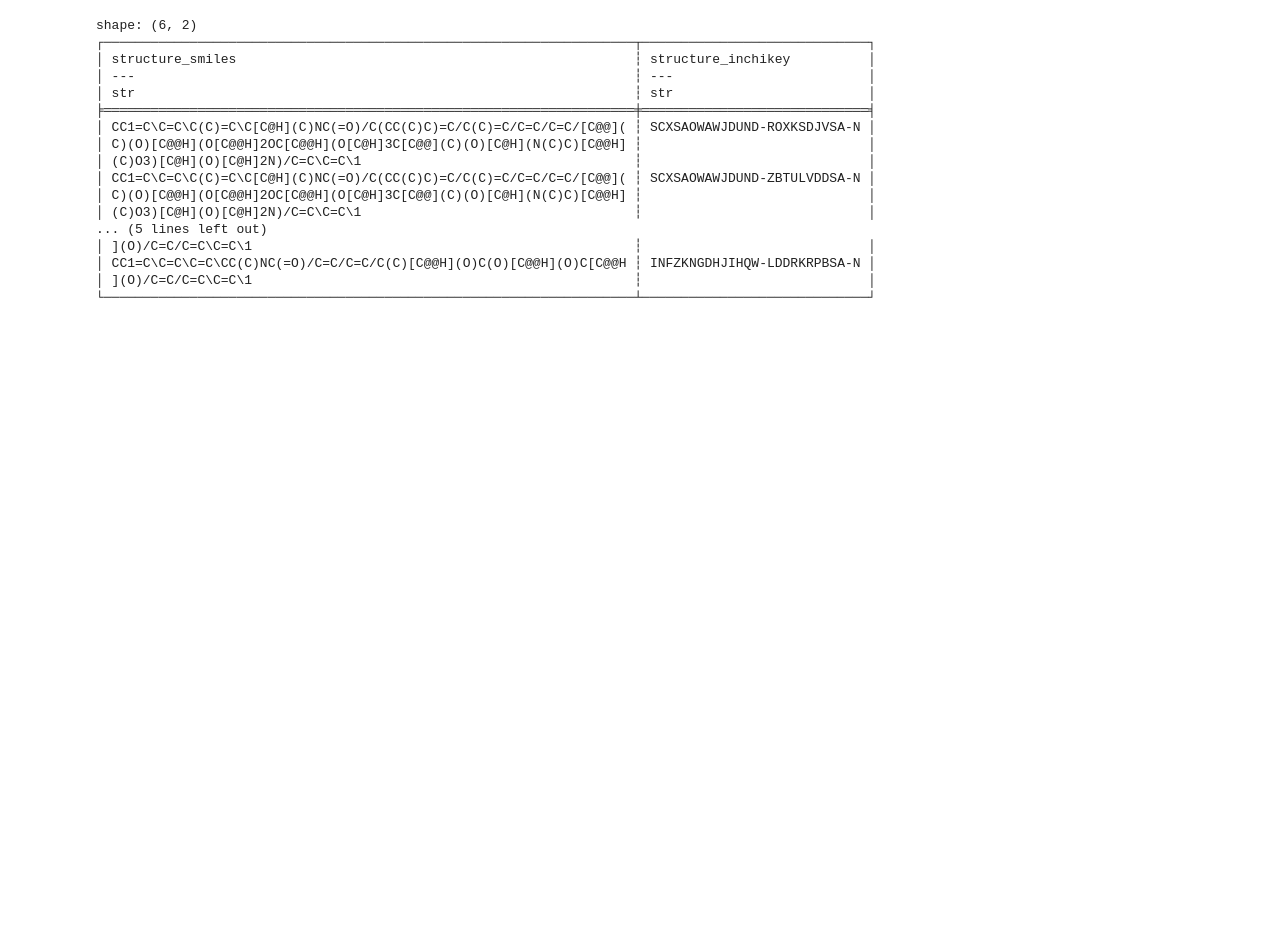
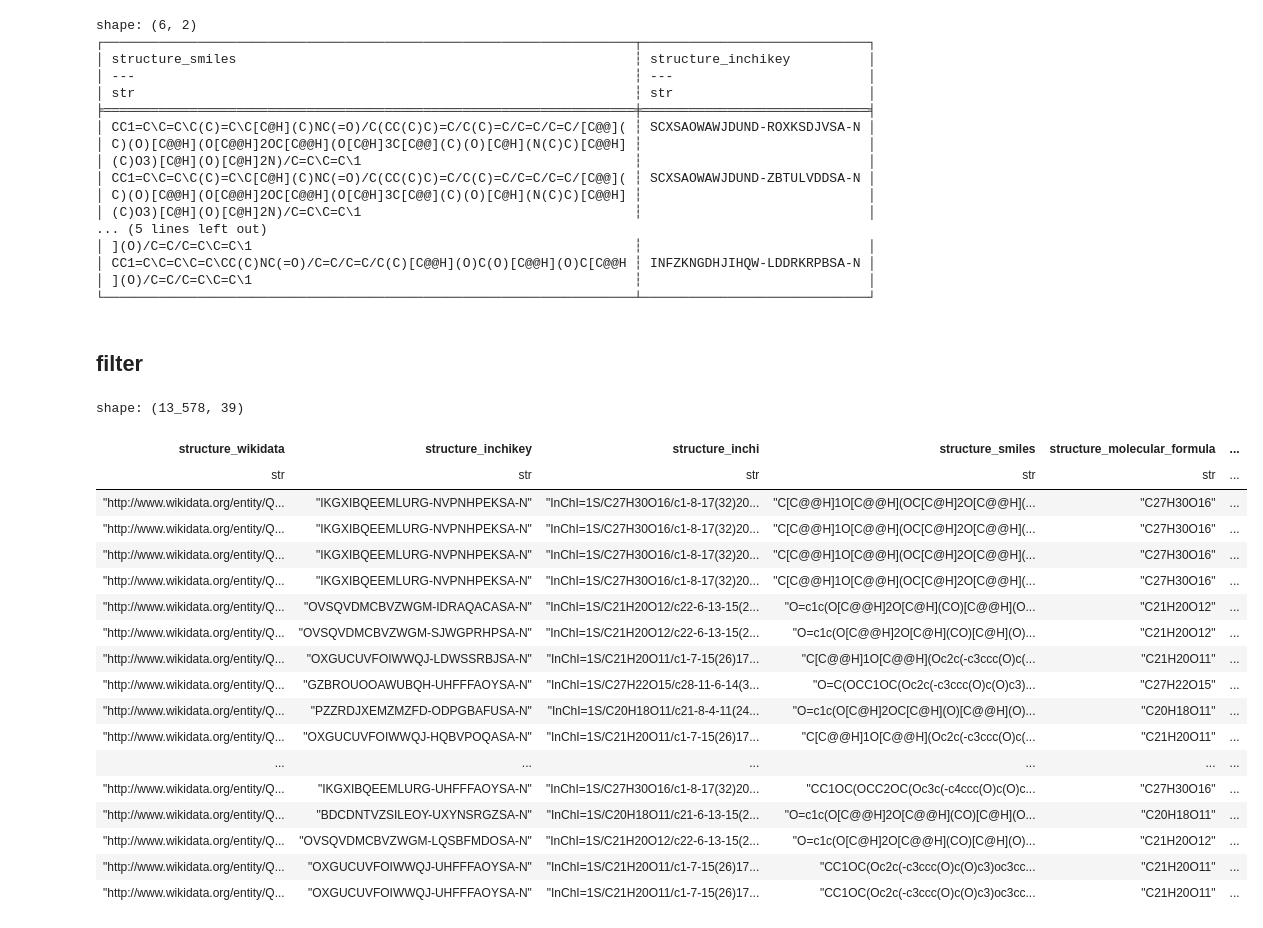
Before and after one commit to pamrein/expanded-naturalproduct-chemspace, a Jupyter notebook: expanded_naturalproduct_chemspace/01_LOTUS_overview.ipynb, the cells around one changed output. Cells and saved outputs as stored; diff of their text form; code cells hidden in the pictures; blank space fills up the shorter version.

```diff
--- a/expanded_naturalproduct_chemspace/01_LOTUS_overview.ipynb
+++ b/expanded_naturalproduct_chemspace/01_LOTUS_overview.ipynb
@@ -263,3 +263,27 @@ shape: (6, 2)
 │ CC1=C\C=C\C=C\CC(C)NC(=O)/C=C/C=C/C(C)[C@@H](O)C(O)[C@@H](O)C[C@@H ┆ INFZKNGDHJIHQW-LDDRKRPBSA-N │
 │ ](O)/C=C/C=C\C=C\1                                                 ┆                             │
 └────────────────────────────────────────────────────────────────────┴─────────────────────────────┘
+# %% [markdown]
+## filter
+# %%
+df_lotus.filter(pl.col("structure_taxonomy_classyfire_04directparent") == "Flavonoid-3-O-glycosides")
+# %% [output]
+shape: (13_578, 39)
+| structure_wikidata | structure_inchikey | structure_inchi | structure_smiles | structure_molecular_formula | ... |
+| str | str | str | str | str | ... |
+| "http://www.wikidata.org/entity/Q... | "IKGXIBQEEMLURG-NVPNHPEKSA-N" | "InChI=1S/C27H30O16/c1-8-17(32)20... | "C[C@@H]1O[C@@H](OC[C@H]2O[C@@H](... | "C27H30O16" | ... |
+| "http://www.wikidata.org/entity/Q... | "IKGXIBQEEMLURG-NVPNHPEKSA-N" | "InChI=1S/C27H30O16/c1-8-17(32)20... | "C[C@@H]1O[C@@H](OC[C@H]2O[C@@H](... | "C27H30O16" | ... |
+| "http://www.wikidata.org/entity/Q... | "IKGXIBQEEMLURG-NVPNHPEKSA-N" | "InChI=1S/C27H30O16/c1-8-17(32)20... | "C[C@@H]1O[C@@H](OC[C@H]2O[C@@H](... | "C27H30O16" | ... |
+| "http://www.wikidata.org/entity/Q... | "IKGXIBQEEMLURG-NVPNHPEKSA-N" | "InChI=1S/C27H30O16/c1-8-17(32)20... | "C[C@@H]1O[C@@H](OC[C@H]2O[C@@H](... | "C27H30O16" | ... |
+| "http://www.wikidata.org/entity/Q... | "OVSQVDMCBVZWGM-IDRAQACASA-N" | "InChI=1S/C21H20O12/c22-6-13-15(2... | "O=c1c(O[C@@H]2O[C@H](CO)[C@@H](O... | "C21H20O12" | ... |
+| "http://www.wikidata.org/entity/Q... | "OVSQVDMCBVZWGM-SJWGPRHPSA-N" | "InChI=1S/C21H20O12/c22-6-13-15(2... | "O=c1c(O[C@@H]2O[C@H](CO)[C@H](O)... | "C21H20O12" | ... |
+| "http://www.wikidata.org/entity/Q... | "OXGUCUVFOIWWQJ-LDWSSRBJSA-N" | "InChI=1S/C21H20O11/c1-7-15(26)17... | "C[C@@H]1O[C@@H](Oc2c(-c3ccc(O)c(... | "C21H20O11" | ... |
+| "http://www.wikidata.org/entity/Q... | "GZBROUOOAWUBQH-UHFFFAOYSA-N" | "InChI=1S/C27H22O15/c28-11-6-14(3... | "O=C(OCC1OC(Oc2c(-c3ccc(O)c(O)c3)... | "C27H22O15" | ... |
+| "http://www.wikidata.org/entity/Q... | "PZZRDJXEMZMZFD-ODPGBAFUSA-N" | "InChI=1S/C20H18O11/c21-8-4-11(24... | "O=c1c(O[C@H]2OC[C@H](O)[C@@H](O)... | "C20H18O11" | ... |
+| "http://www.wikidata.org/entity/Q... | "OXGUCUVFOIWWQJ-HQBVPOQASA-N" | "InChI=1S/C21H20O11/c1-7-15(26)17... | "C[C@@H]1O[C@@H](Oc2c(-c3ccc(O)c(... | "C21H20O11" | ... |
+| ... | ... | ... | ... | ... | ... |
+| "http://www.wikidata.org/entity/Q... | "IKGXIBQEEMLURG-UHFFFAOYSA-N" | "InChI=1S/C27H30O16/c1-8-17(32)20... | "CC1OC(OCC2OC(Oc3c(-c4ccc(O)c(O)c... | "C27H30O16" | ... |
+| "http://www.wikidata.org/entity/Q... | "BDCDNTVZSILEOY-UXYNSRGZSA-N" | "InChI=1S/C20H18O11/c21-6-13-15(2... | "O=c1c(O[C@@H]2O[C@@H](CO)[C@H](O... | "C20H18O11" | ... |
+| "http://www.wikidata.org/entity/Q... | "OVSQVDMCBVZWGM-LQSBFMDOSA-N" | "InChI=1S/C21H20O12/c22-6-13-15(2... | "O=c1c(O[C@H]2O[C@@H](CO)[C@H](O)... | "C21H20O12" | ... |
+| "http://www.wikidata.org/entity/Q... | "OXGUCUVFOIWWQJ-UHFFFAOYSA-N" | "InChI=1S/C21H20O11/c1-7-15(26)17... | "CC1OC(Oc2c(-c3ccc(O)c(O)c3)oc3cc... | "C21H20O11" | ... |
+| "http://www.wikidata.org/entity/Q... | "OXGUCUVFOIWWQJ-UHFFFAOYSA-N" | "InChI=1S/C21H20O11/c1-7-15(26)17... | "CC1OC(Oc2c(-c3ccc(O)c(O)c3)oc3cc... | "C21H20O11" | ... |
```
Also changed, not shown: 5 other files.
